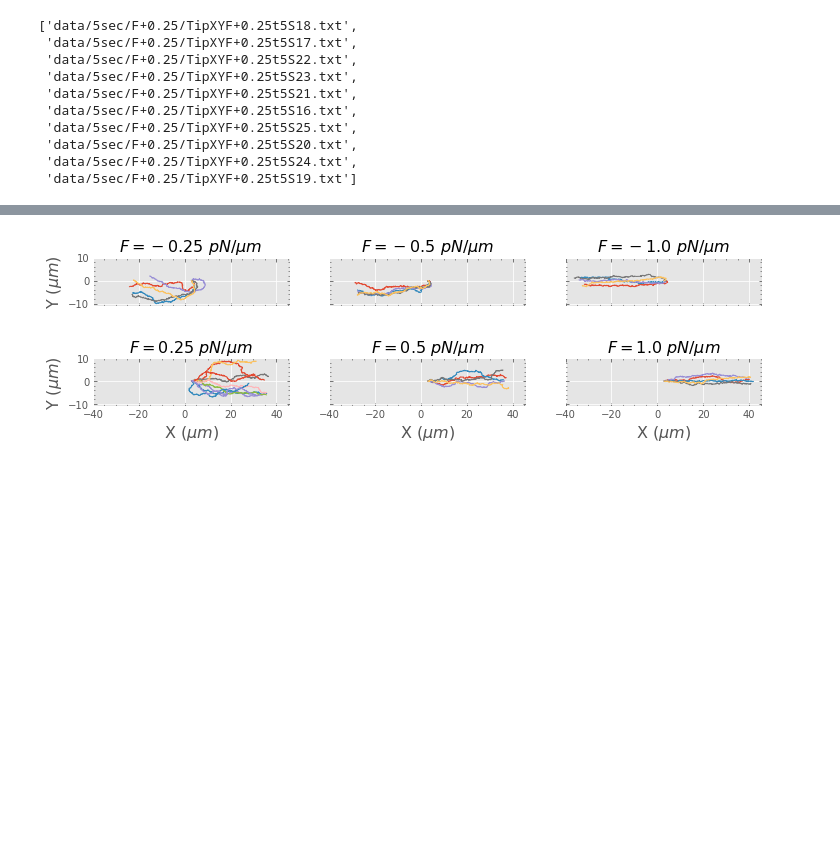
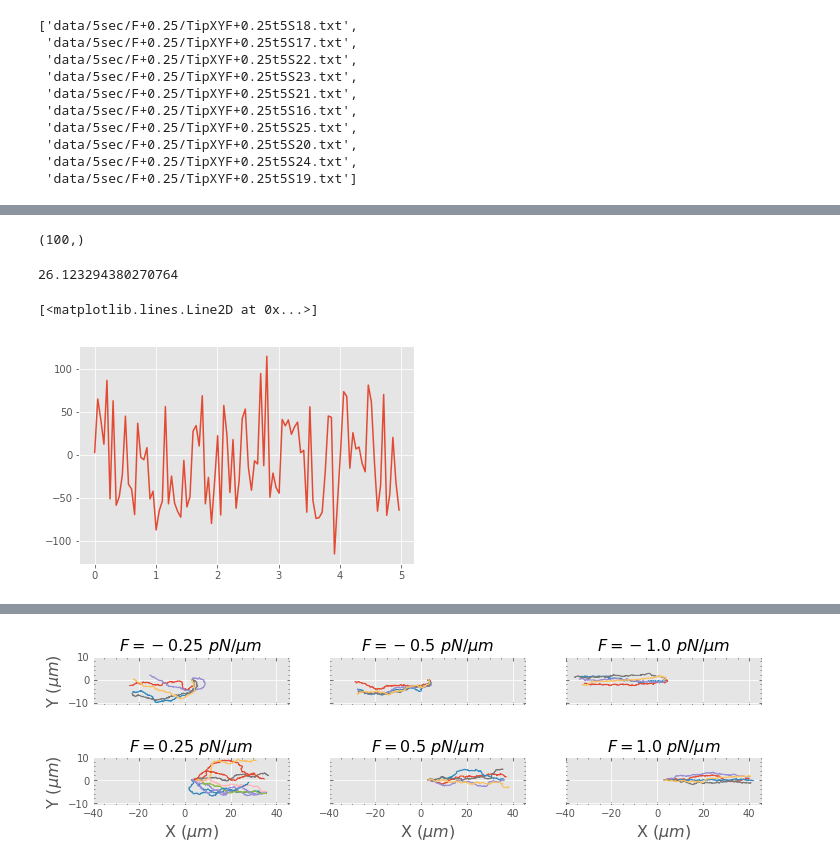
Before and after one commit to SamMachariaPhD/actomyosin2022, a Jupyter notebook: Analysis/Pull_Push/13-04-2022_ForceFieldTraj.ipynb, the cells around one changed output, grey strips where cells are left out. Cells and saved outputs as stored; diff of their text form; code cells hidden in the pictures; blank space fills up the shorter version.

```diff
--- a/Analysis/Pull_Push/13-04-2022_ForceFieldTraj.ipynb
+++ b/Analysis/Pull_Push/13-04-2022_ForceFieldTraj.ipynb
@@ -69,0 +105,34 @@ for m in f_1_0l:
+# %%
+ang0_0 = []
+for i in range(len(ydif0_0)):
+    a_ = np.arctan2(ydif0_0[i], xdif0_0[i]) * 180 / np.pi
+    ang0_0.append(a_)
+
+ang0_25 = []
+for i in range(len(ydif0_25)):
+    a_ = np.arctan2(ydif0_25[i], xdif0_25[i]) * 180 / np.pi
+    ang0_25.append(a_)
+
+ang0_5 = []
+for i in range(len(ydif0_5)):
+    a_ = np.arctan2(ydif0_5[i], xdif0_5[i]) * 180 / np.pi
+    ang0_5.append(a_)
+
+ang1_0 = []
+for i in range(len(ydif1_0)):
+    a_ = np.arctan2(ydif1_0[i], xdif1_0[i]) * 180 / np.pi
+    ang1_0.append(a_)
+# %%
+tym[0::5].shape
+# %% [output]
+(100,)
+# %%
+ang0_25[3][2]
+# %% [output]
+26.123294380270764
+# %%
+tym = np.linspace(0,5,len(ang0_25[3]))
+plt.plot(tym[0::5],ang0_25[3][0::5])
+# %% [output]
+[<matplotlib.lines.Line2D at 0x...>]
+[figure, added]
```
Also changed, not shown: parts of 6 cells of this notebook.
